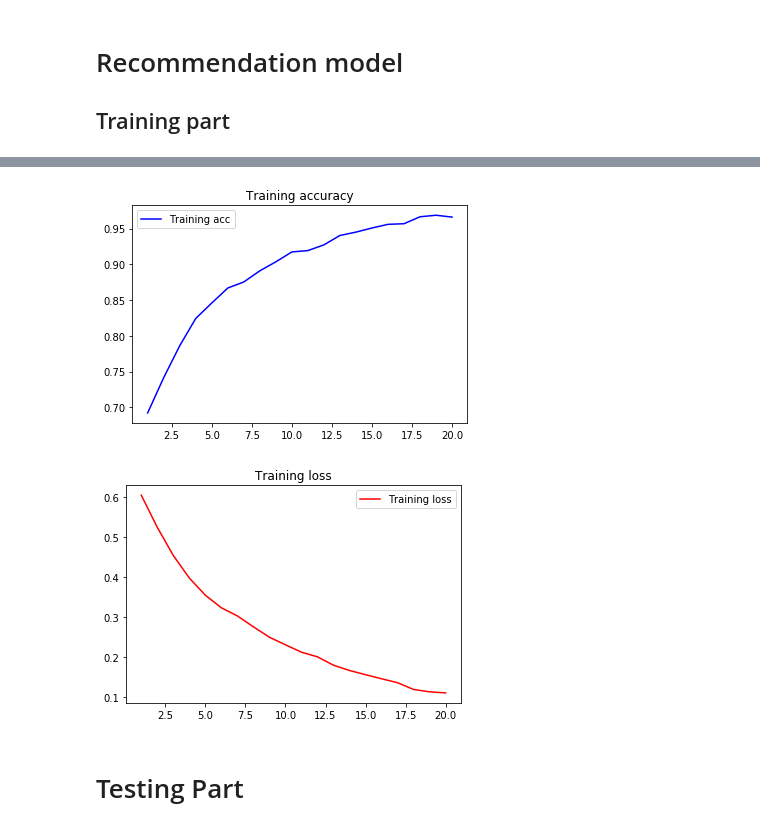
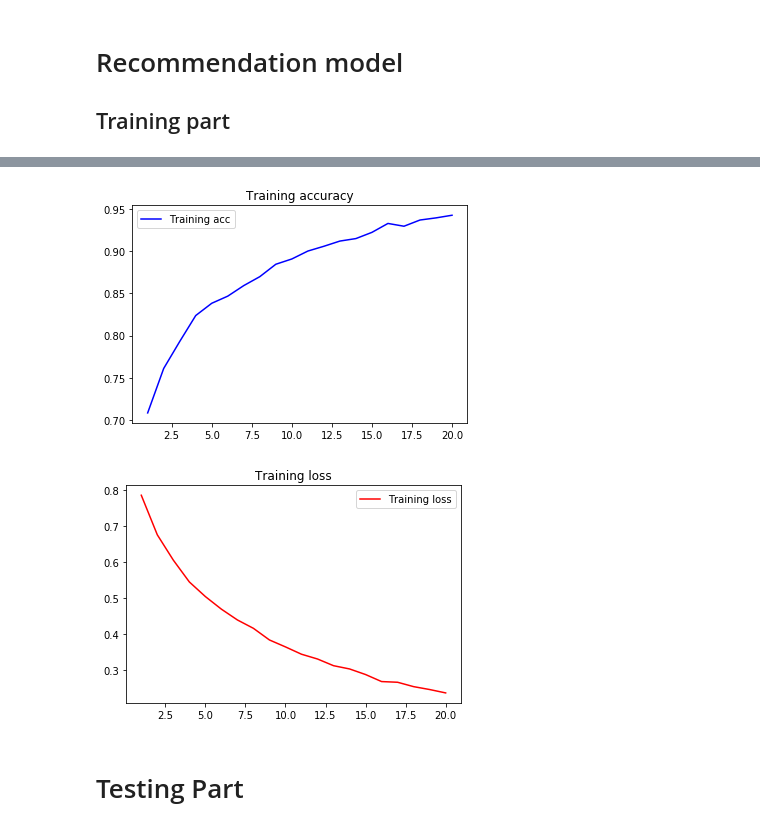
Before and after one commit to arrowill74/GPUbackup, a Jupyter notebook: MRM/MRM-ColdStartUser-filter.ipynb, the cells around one changed output, grey strips where cells are left out. Cells and saved outputs as stored; diff of their text form; code cells hidden in the pictures.

```diff
--- a/MRM/MRM-ColdStartUser-filter.ipynb
+++ b/MRM/MRM-ColdStartUser-filter.ipynb
@@ -181,12 +202,12 @@ print(less_idx.shape, less_idx)
  130 131 132 133 134 135 136 137 138 139 140 141 142 143 144 145 146 147
  148 149 150 151 152 153 154 155 156 157 158 159 161 163 164]
 # %%
-usr_nb = len(test_idx)
+usr_nb = len(usr_idx)
 usr_test_amount = len(test_idx)
 
 less_idx = list(less_idx)
 movie_nb = len(less_idx)  # the number of movies
-movie_test_amount = 32 #math.floor(len(less_idx)*0.5)
+movie_test_amount = 159 #math.floor(len(less_idx)*0.5)
 
 print(usr_nb, usr_test_amount)
 print(movie_nb, movie_test_amount)
@@ -195,0 +223,3 @@ print(movie_nb, movie_test_amount)
+# %%
+test_idx = [usr_idx.index(i) for i in test_idx]
+print(test_idx)
@@ -198,8 +230,8 @@ print(movie_nb, movie_test_amount)
 # %%
 all_npy = all_npy[less_idx, :]
 movie_genre = movie_genre[less_idx, :]
-usr_following = usr_following[test_idx, :][:, less_idx]
-usr_genre_norm = usr_genre_norm[test_idx, :]
+usr_following = usr_following[usr_idx, :][:, less_idx]
+usr_genre_norm = usr_genre_norm[usr_idx, :]
 
 print('All features:', all_npy.shape)
 print('Movie genre:', movie_genre.shape)
@@ -354,7 +394,7 @@ def training(SAVE_NAME):
                                    positive_id: train_t[z], positive_len:[len(train_t[z])],
                                    r: r_3, image_i: image_1, image_j: image_2})
 
-                    '''Observe all params
+                    '''#Observe all params
                     print('u,vi,vj',_norm_par[:3])
                     print('w1,wu,wy,wa,wv',_norm_par[3:7])
                     print('beta',_norm_par[7])
@@ -515,10 +555,10 @@ l2_norm = tf.add_n([
             0.01 * tf.reduce_sum(tf.multiply(wu, wu)),
             0.01 * tf.reduce_sum(tf.multiply(wy, wy)),
             0.01 * tf.reduce_sum(tf.multiply(wa, wa)),
-            0.00001 * tf.reduce_sum(tf.multiply(wv,wv)),
+            0.0001 * tf.reduce_sum(tf.multiply(wv,wv)),
 
             0.001 * tf.reduce_sum(tf.multiply(beta,beta)),
-            0.00001 * tf.reduce_sum(tf.multiply(embedding,embedding))
+            0.0005 * tf.reduce_sum(tf.multiply(embedding,embedding))
           ])
 
 loss = l2_norm - tf.log(tf.sigmoid(xuij)) # objective funtion
@@ -567,6 +607,6 @@ Acc: [0.6922857142857143, 0.7415714285714285, 0.7861428571428571, 0.824285714285
 ==================================================
-[figure, old version]
+[figure, new version]
-[figure, old version]
+[figure, new version]
 # %% [markdown]
 # Testing Part
 # %% [markdown]
```
Also changed, not shown: parts of 15 cells of this notebook, 29 other files.
